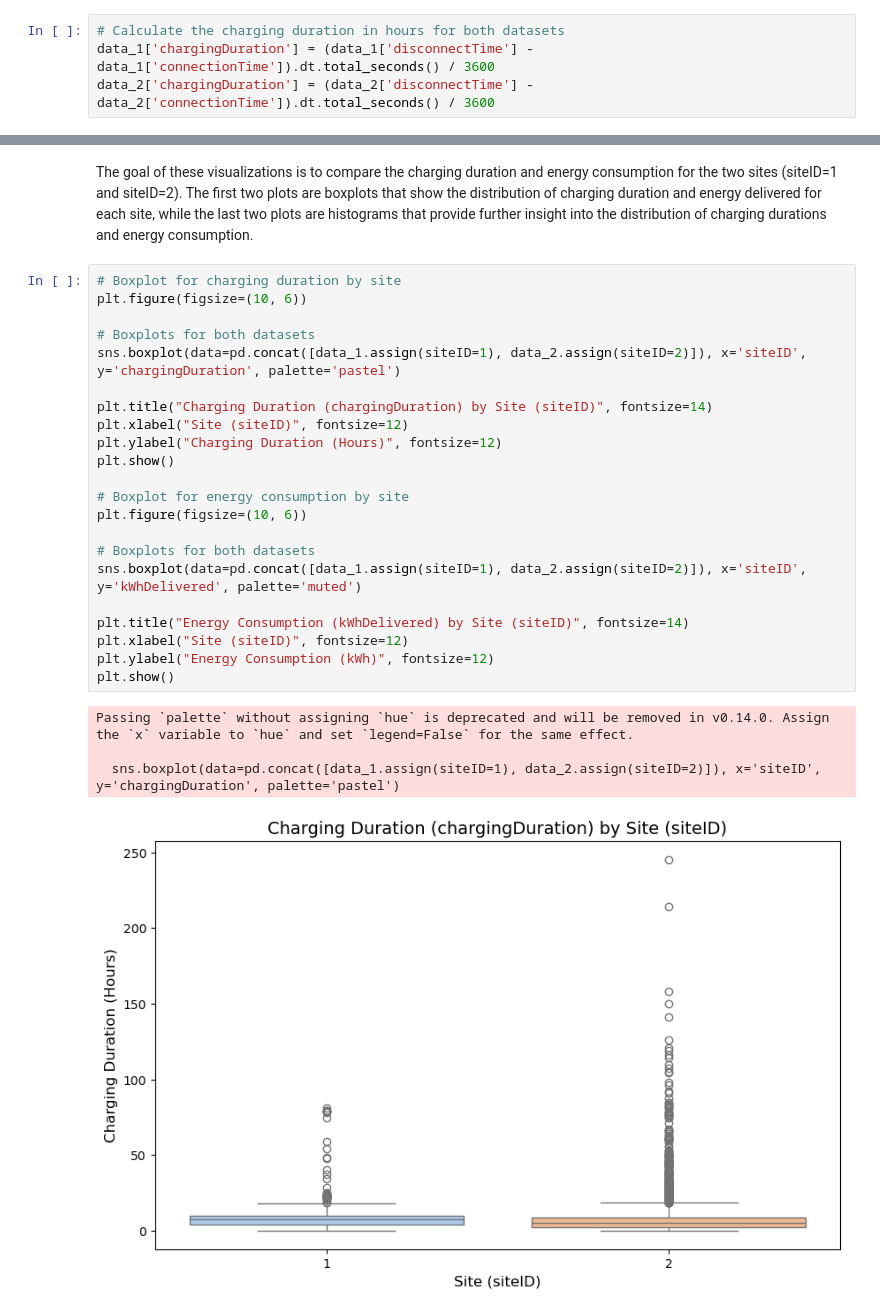
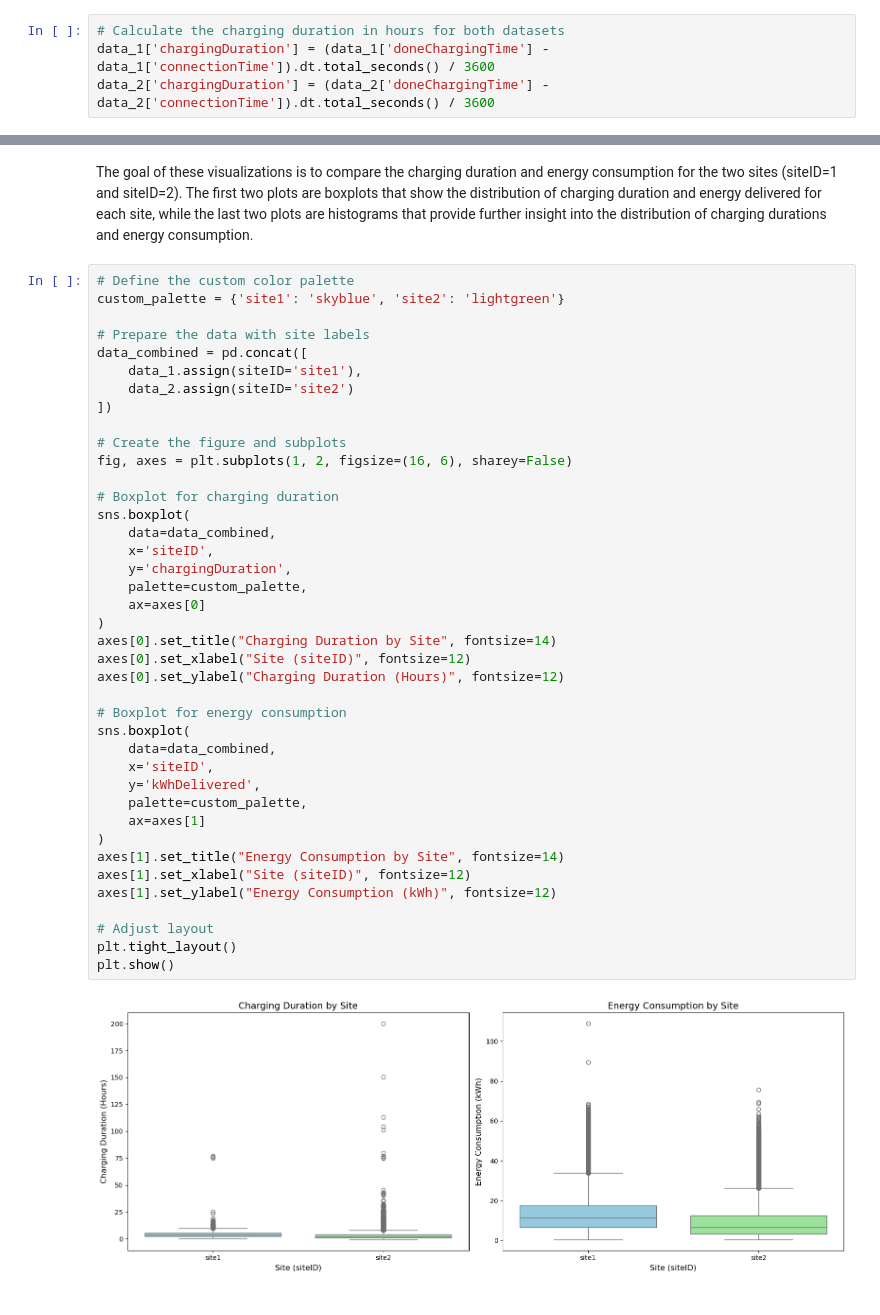
Before and after one commit to Zeyd263/DataDynamos, a Jupyter notebook: Preprocessing.ipynb, the cells around one changed output, grey strips where cells are left out. Saved outputs shown, nothing was run; the diff lists cells and outputs as text.

```diff
--- a/Preprocessing.ipynb
+++ b/Preprocessing.ipynb
@@ -630,4 +607,4 @@ This section calculates the charging duration for both datasets. The charging du
 # %%
 # Calculate the charging duration in hours for both datasets
-data_1['chargingDuration'] = (data_1['disconnectTime'] - data_1['connectionTime']).dt.total_seconds() / 3600
-data_2['chargingDuration'] = (data_2['disconnectTime'] - data_2['connectionTime']).dt.total_seconds() / 3600
+data_1['chargingDuration'] = (data_1['doneChargingTime'] - data_1['connectionTime']).dt.total_seconds() / 3600
+data_2['chargingDuration'] = (data_2['doneChargingTime'] - data_2['connectionTime']).dt.total_seconds() / 3600
@@ -667,29 +633,44 @@ Summary of Charging Duration and Energy Consumption:
 # %% [markdown]
  The goal of these visualizations is to compare the charging duration and energy consumption for the two sites (siteID=1 and siteID=2). The first two plots are boxplots that show the distribution of charging duration and energy delivered for each site, while the last two plots are histograms that provide further insight into the distribution of charging durations and energy consumption.
 # %%
-# Boxplot for charging duration by site
-plt.figure(figsize=(10, 6))
+# Define the custom color palette
+custom_palette = {'site1': 'skyblue', 'site2': 'lightgreen'}
 
-# Boxplots for both datasets
-sns.boxplot(data=pd.concat([data_1.assign(siteID=1), data_2.assign(siteID=2)]), x='siteID', y='chargingDuration', palette='pastel')
+# Prepare the data with site labels
+data_combined = pd.concat([
+    data_1.assign(siteID='site1'),
+    data_2.assign(siteID='site2')
+])
 
-plt.title("Charging Duration (chargingDuration) by Site (siteID)", fontsize=14)
-plt.xlabel("Site (siteID)", fontsize=12)
-plt.ylabel("Charging Duration (Hours)", fontsize=12)
+# Create the figure and subplots
+fig, axes = plt.subplots(1, 2, figsize=(16, 6), sharey=False)
+
+# Boxplot for charging duration
+sns.boxplot(
+    data=data_combined,
+    x='siteID',
+    y='chargingDuration',
+    palette=custom_palette,
+    ax=axes[0]
+)
+axes[0].set_title("Charging Duration by Site", fontsize=14)
+axes[0].set_xlabel("Site (siteID)", fontsize=12)
+axes[0].set_ylabel("Charging Duration (Hours)", fontsize=12)
+
+# Boxplot for energy consumption
+sns.boxplot(
+    data=data_combined,
+    x='siteID',
+    y='kWhDelivered',
+    palette=custom_palette,
+    ax=axes[1]
+)
+axes[1].set_title("Energy Consumption by Site", fontsize=14)
+axes[1].set_xlabel("Site (siteID)", fontsize=12)
+axes[1].set_ylabel("Energy Consumption (kWh)", fontsize=12)
+
+# Adjust layout
+plt.tight_layout()
 plt.show()
-
-# Boxplot for energy consumption by site
-plt.figure(figsize=(10, 6))
-
-# Boxplots for both datasets
-sns.boxplot(data=pd.concat([data_1.assign(siteID=1), data_2.assign(siteID=2)]), x='siteID', y='kWhDelivered', palette='muted')
-
-plt.title("Energy Consumption (kWhDelivered) by Site (siteID)", fontsize=14)
-plt.xlabel("Site (siteID)", fontsize=12)
-plt.ylabel("Energy Consumption (kWh)", fontsize=12)
-plt.show()
 # %% [output]
-Passing `palette` without assigning `hue` is deprecated and will be removed in v0.14.0. Assign the `x` variable to `hue` and set `legend=False` for the same effect.
-
-  sns.boxplot(data=pd.concat([data_1.assign(siteID=1), data_2.assign(siteID=2)]), x='siteID', y='chargingDuration', palette='pastel')
-[figure, old version]
+[figure, new version]
```
Also changed, not shown: parts of 40 cells of this notebook.
